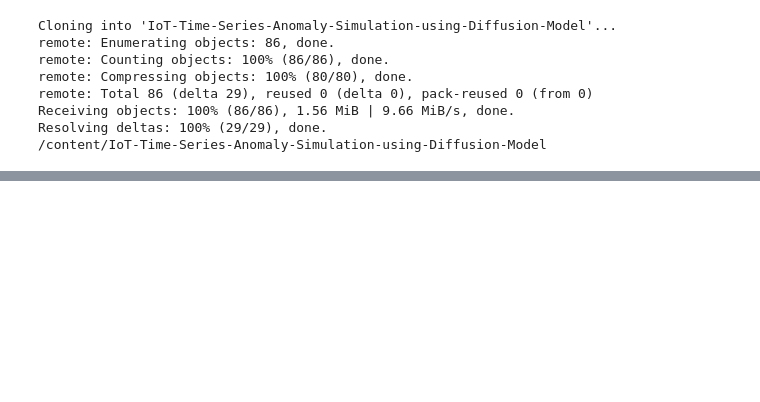
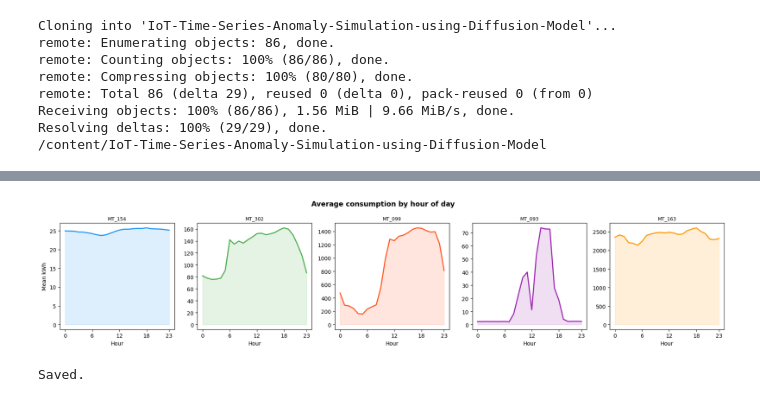
Before and after one commit to Madhura-55/IoT-Time-Series-Anomaly-Simulation-using-Diffusion-Model, a Jupyter notebook: notebooks/01_Stage1.ipynb, the cells around one changed output, grey strips where cells are left out. Saved outputs shown, nothing was run; the diff lists cells and outputs as text; code cells hidden in the pictures; blank space fills up the shorter version.

```diff
--- a/notebooks/01_Stage1.ipynb
+++ b/notebooks/01_Stage1.ipynb
@@ -23,0 +243,21 @@ Resolving deltas: 100% (29/29), done.
+# %%
+fig, axes = plt.subplots(1, 5, figsize=(18, 4), sharey=False)
+fig.suptitle('Average consumption by hour of day', fontsize=13, fontweight='bold')
+
+for i, (client, ax) in enumerate(zip(SELECTED, axes)):
+    hourly = df_work[client].groupby(df_work.index.hour).mean()
+    ax.plot(hourly.index, hourly.values, color=colors[i], linewidth=2)
+    ax.fill_between(hourly.index, hourly.values, alpha=0.15, color=colors[i])
+    ax.set_title(client, fontsize=9)
+    ax.set_xlabel('Hour')
+    ax.set_xticks([0, 6, 12, 18, 23])
+    if i == 0:
+        ax.set_ylabel('Mean kWh')
+
+plt.tight_layout()
+plt.savefig('outputs/figures/03_hourly_pattern.png', dpi=150, bbox_inches='tight')
+plt.show()
+print("Saved.")
+# %% [output]
+[figure, added]
+Saved.
```
Also changed, not shown: parts of 21 cells of this notebook.
